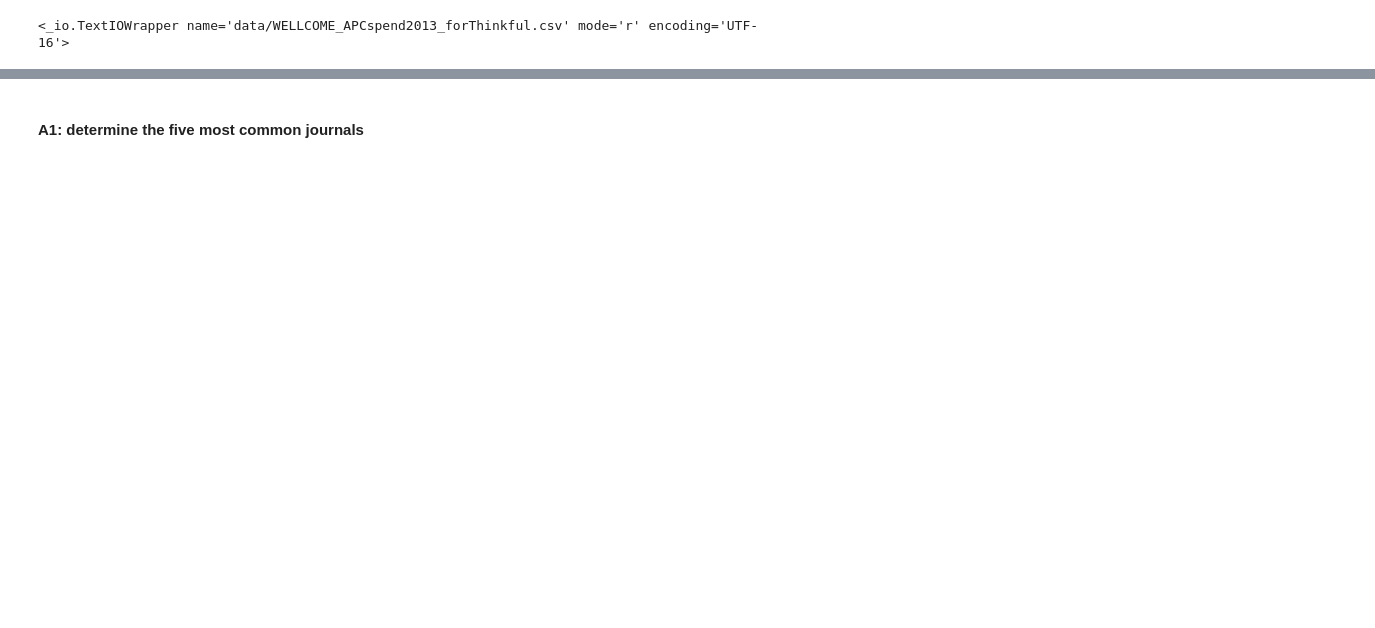
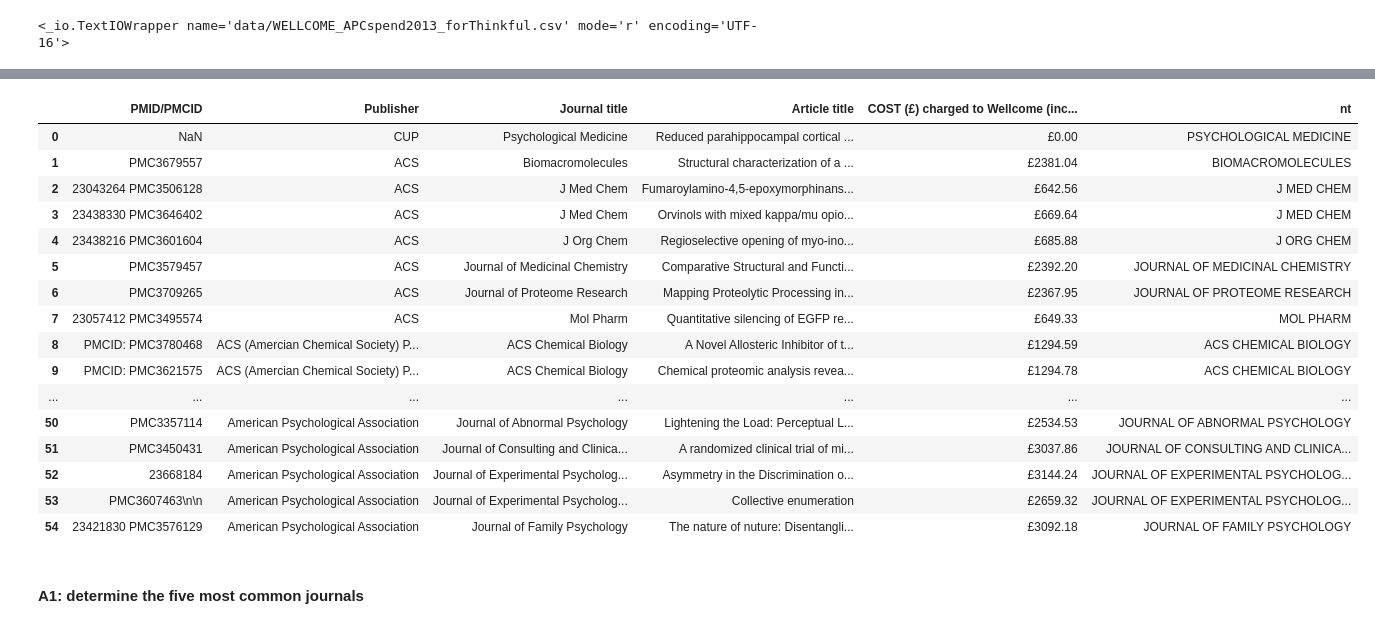
Before and after one commit to v2br/AI_study, a Jupyter notebook: unit1/unti1L2D2_DataCleaning.ipynb, the cells around one changed output, grey strips where cells are left out. Drawn from its saved outputs; the diff is of its cells as text; code cells hidden in the pictures; blank space fills up the shorter version.

```diff
--- a/unit1/unti1L2D2_DataCleaning.ipynb
+++ b/unit1/unti1L2D2_DataCleaning.ipynb
@@ -56 +141,27 @@ df.head(4)
+# %%
+df['nt'] = df['nt'].replace(['AMERICAN JOURNAL OF MEDICAL GENETICS PART A'], 'AMERICAN JOURNAL OF MEDICAL GENETICS')
+df['nt'] = df['nt'].replace(['AMERICAN JOURNAL OF MEDICAL GENETICS PART A'], 'AMERICAN JOURNAL OF MEDICAL GENETICS')
+df['nt'] = df['nt'].replace(['ANTIMICROBIAL AGENTS AND CHEMOTHERAPY', 'ANTIMICROBIAL AGFENTS AND CHEMOTHERAPY'], 'ANTIMICROBIAL AGENTS & CHEMOTHERAPY')
+df['nt'] = df['nt'].replace(['ANGEWANDE CHEMIE', 'ANGEWANDTE CHEMIE INTERNATIONAL EDITION','ANGEW CHEMS INT ED' ], 'ANGEWANDTE CHEMIE')
+df['nt'] = df['nt'].replace(['BEHAVIOUR RESEARCH AND THERAPY'], 'BEHAVIOR RESEARCH & THERAPY')
+
+df.head(55)
+# %% [output]
+|  | PMID/PMCID | Publisher | Journal title | Article title | COST (£) charged to Wellcome (inc... | nt |
+| 0 | NaN | CUP | Psychological Medicine | Reduced parahippocampal cortical ... | £0.00 | PSYCHOLOGICAL MEDICINE |
+| 1 | PMC3679557 | ACS | Biomacromolecules | Structural characterization of a ... | £2381.04 | BIOMACROMOLECULES |
+| 2 | 23043264 PMC3506128 | ACS | J Med Chem | Fumaroylamino-4,5-epoxymorphinans... | £642.56 | J MED CHEM |
+| 3 | 23438330 PMC3646402 | ACS | J Med Chem | Orvinols with mixed kappa/mu opio... | £669.64 | J MED CHEM |
+| 4 | 23438216 PMC3601604 | ACS | J Org Chem | Regioselective opening of myo-ino... | £685.88 | J ORG CHEM |
+| 5 | PMC3579457 | ACS | Journal of Medicinal Chemistry | Comparative Structural and Functi... | £2392.20 | JOURNAL OF MEDICINAL CHEMISTRY |
+| 6 | PMC3709265 | ACS | Journal of Proteome Research | Mapping Proteolytic Processing in... | £2367.95 | JOURNAL OF PROTEOME RESEARCH |
+| 7 | 23057412 PMC3495574 | ACS | Mol Pharm | Quantitative silencing of EGFP re... | £649.33 | MOL PHARM |
+| 8 | PMCID: PMC3780468 | ACS (Amercian Chemical Society) P... | ACS Chemical Biology | A Novel Allosteric Inhibitor of t... | £1294.59 | ACS CHEMICAL BIOLOGY |
+| 9 | PMCID: PMC3621575 | ACS (Amercian Chemical Society) P... | ACS Chemical Biology | Chemical proteomic analysis revea... | £1294.78 | ACS CHEMICAL BIOLOGY |
+| ... | ... | ... | ... | ... | ... | ... |
+| 50 | PMC3357114 | American Psychological Association | Journal of Abnormal Psychology | Lightening the Load: Perceptual L... | £2534.53 | JOURNAL OF ABNORMAL PSYCHOLOGY |
+| 51 | PMC3450431 | American Psychological Association | Journal of Consulting and Clinica... | A randomized clinical trial of mi... | £3037.86 | JOURNAL OF CONSULTING AND CLINICA... |
+| 52 | 23668184 | American Psychological Association | Journal of Experimental Psycholog... | Asymmetry in the Discrimination o... | £3144.24 | JOURNAL OF EXPERIMENTAL PSYCHOLOG... |
+| 53 | PMC3607463\n\n | American Psychological Association | Journal of Experimental Psycholog... | Collective enumeration | £2659.32 | JOURNAL OF EXPERIMENTAL PSYCHOLOG... |
+| 54 | 23421830 PMC3576129 | American Psychological Association | Journal of Family Psychology | The nature of nuture: Disentangli... | £3092.18 | JOURNAL OF FAMILY PSYCHOLOGY |
 # %%
```
Also changed, not shown: parts of 17 cells of this notebook.
